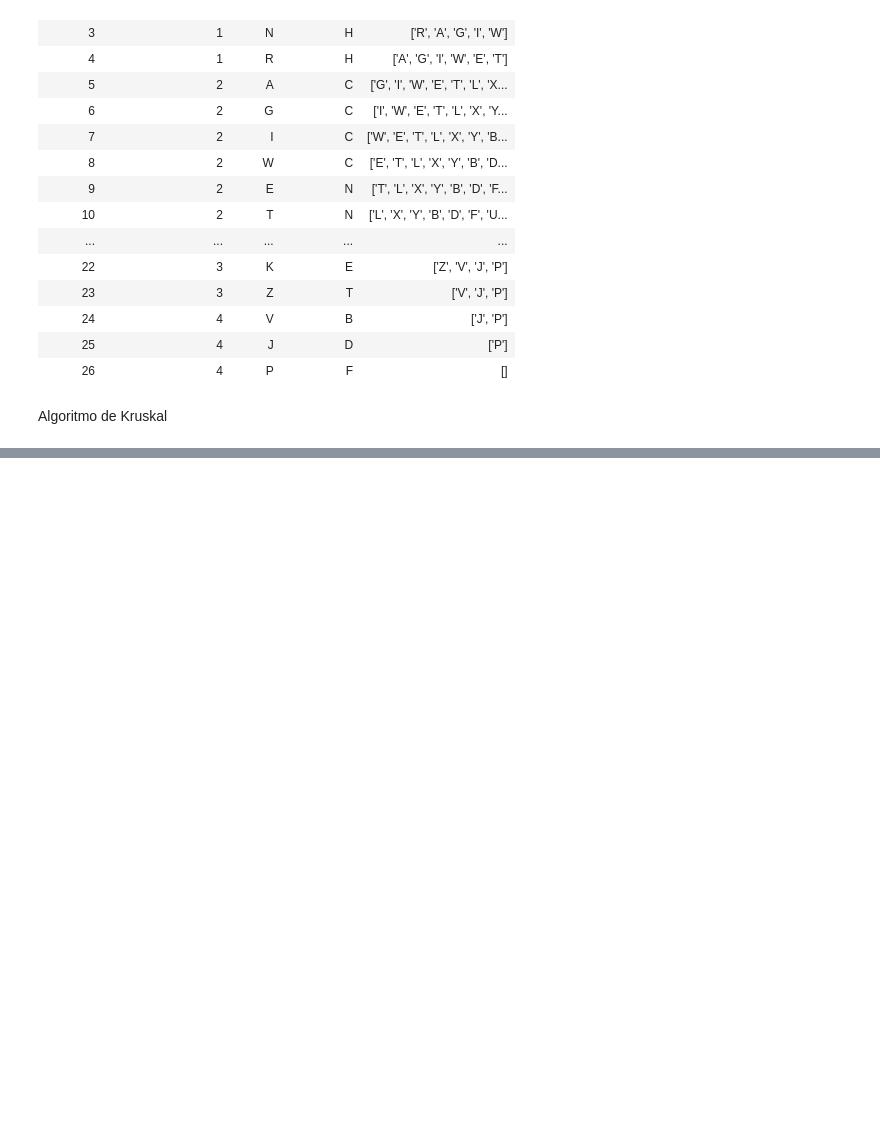
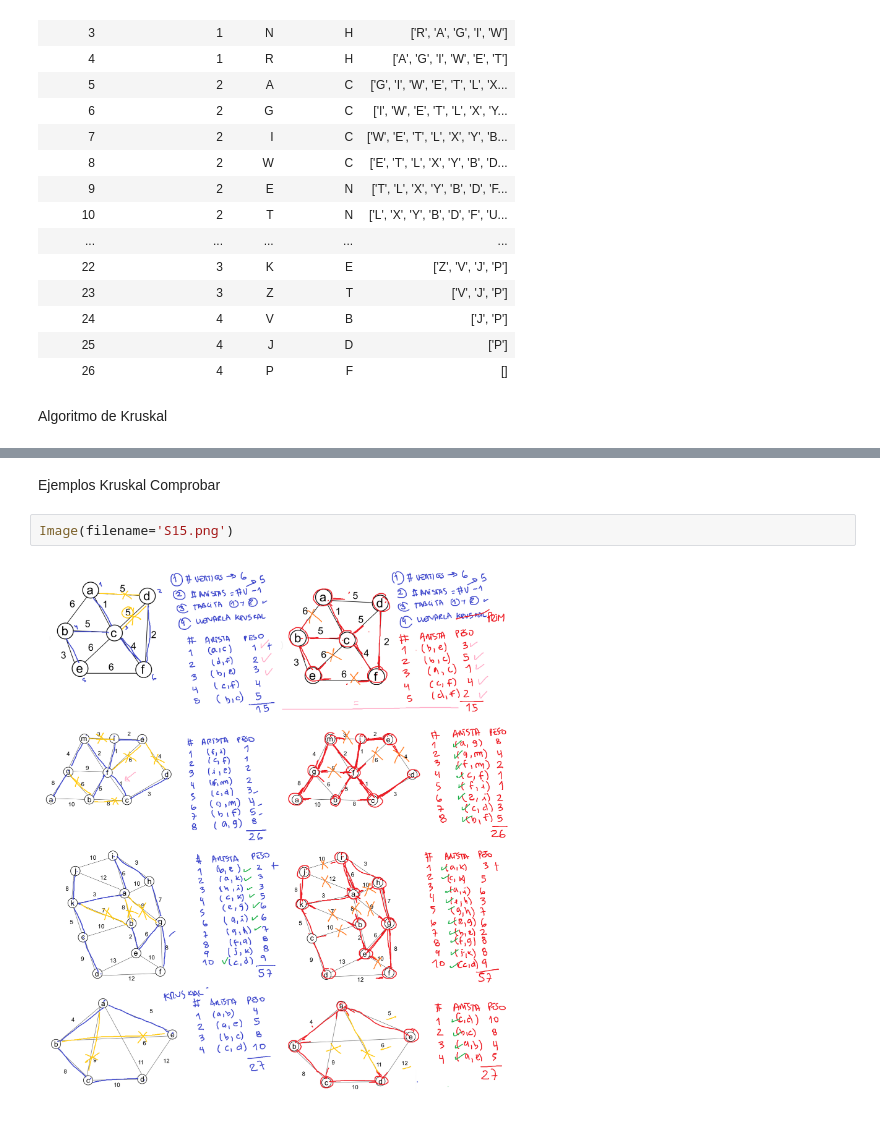
Before and after one commit to pepeul1191/grafos-estructuras-discretas, a Jupyter notebook: app.ipynb, the cells around one changed output, grey strips where cells are left out. Drawn from its saved outputs; the diff is of its cells as text; blank space fills up the shorter version.

Commit message:
agregando ejemplos de kruskal

```diff
--- a/app.ipynb
+++ b/app.ipynb
@@ -365,0 +368,6 @@ Resultado del algoritmo paso a paso:
+# %% [markdown]
+Ejemplos Kruskal Comprobar
+# %%
+Image(filename='S15.png')
+# %% [output]
+[figure, added]
```
Also changed, not shown: parts of 10 cells of this notebook, 1 other file.
